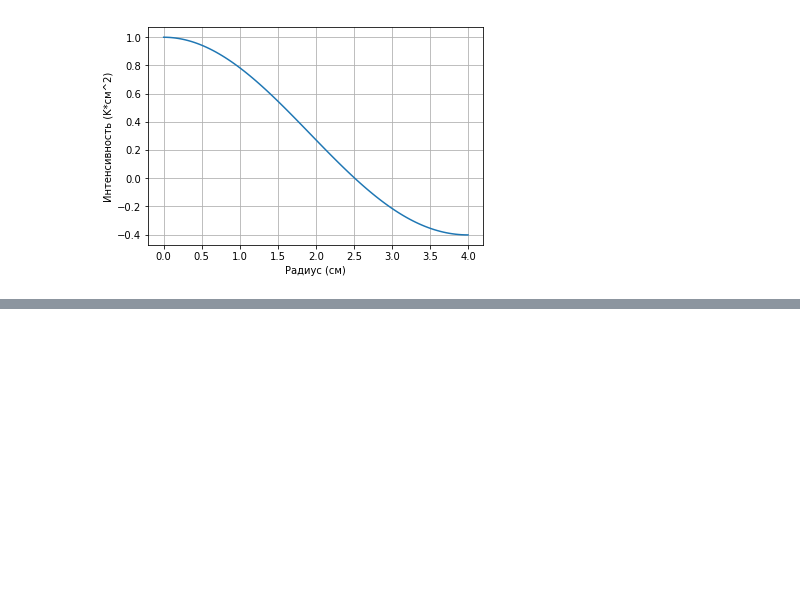
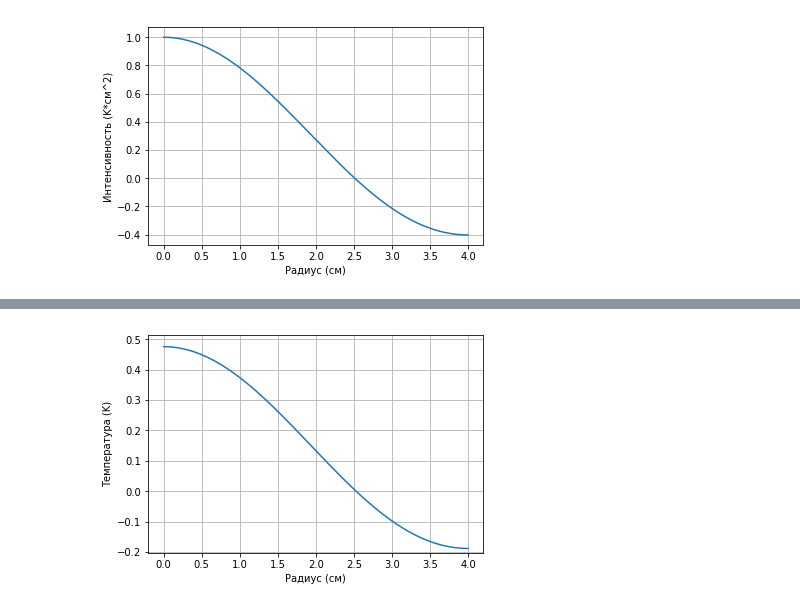
Before and after one commit to LinarKulinar/Numerical-Methods-in-Equations-of-Mathematical-Physics, a Jupyter notebook: my_crank-nikolson.ipynb, the cells around one changed output, grey strips where cells are left out. Saved outputs shown, nothing was run; the diff lists cells and outputs as text; code cells hidden in the pictures; blank space fills up the shorter version.

```diff
--- a/my_crank-nikolson.ipynb
+++ b/my_crank-nikolson.ipynb
@@ -153,0 +134,12 @@ plt.show()
+# %%
+plt.plot(r_arr,v[:,100]) # распредление по радиусу во время 100 отсчета по времени (уже стационарное состояние)
+try:
+    plt.ylim(min_max_v)
+except:
+    pass
+plt.ylabel('Температура (K)')
+plt.xlabel('Радиус (см)')
+plt.grid(True)
+plt.show()
+# %% [output]
+[figure, added]
```
Also changed, not shown: parts of 17 cells of this notebook.
